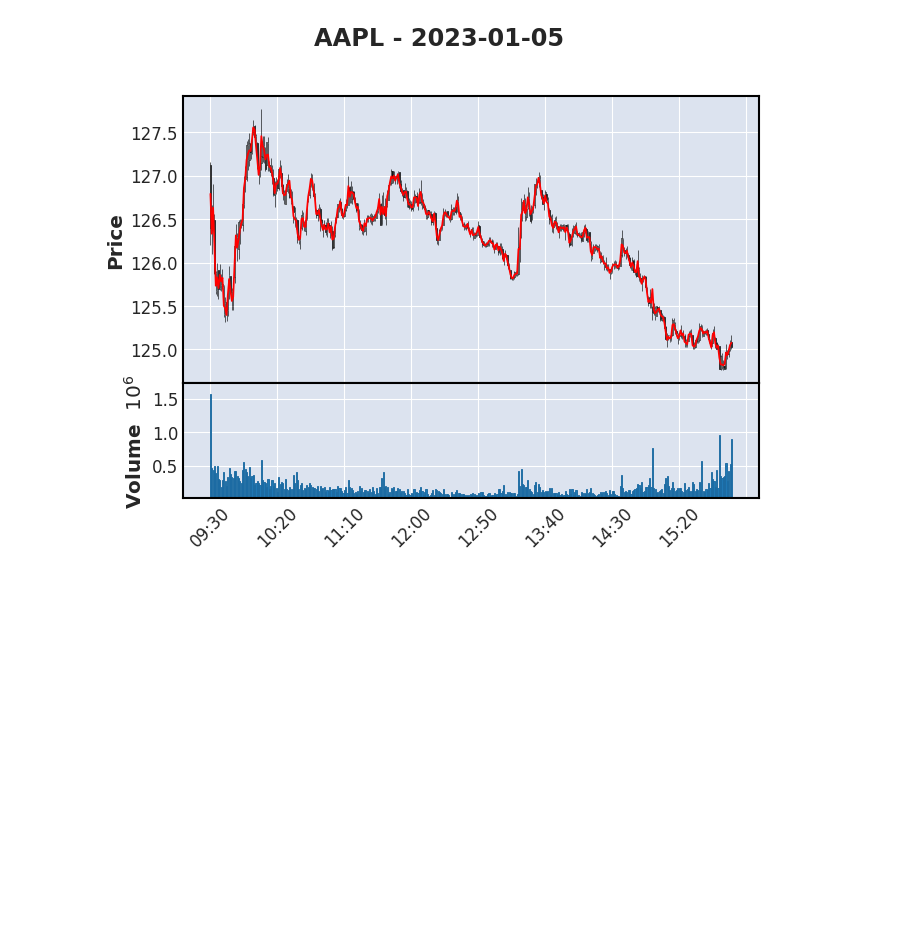
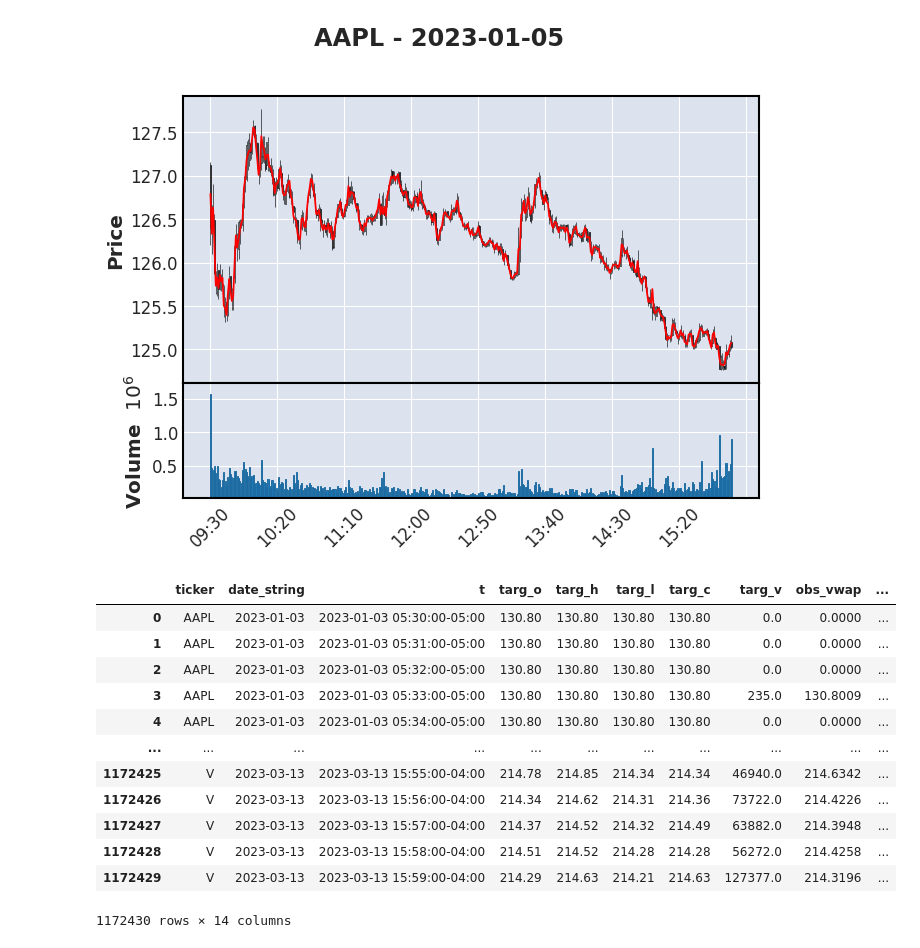
Before and after one commit to linkt-ai/tsfm, a Jupyter notebook: notebooks/hfdemo/03_candle_dataset_construction_vwap.ipynb, the cells around one changed output. Drawn from its saved outputs; the diff is of its cells as text; code cells hidden in the pictures; blank space fills up the shorter version.

```diff
--- a/notebooks/hfdemo/03_candle_dataset_construction_vwap.ipynb
+++ b/notebooks/hfdemo/03_candle_dataset_construction_vwap.ipynb
@@ -212,5 +212,31 @@ for (ticker, date_string), group_df in list(groups)[:3]:
 [figure]
 # %%
 assert merged_df.isna().sum().sum() == 0
+# %%
+# Now, we want to annotate another pair of observed columns, which denotes weather or not the candle was a red or green candle
+
+# Create a dummy column for green candles
+merged_df['targ_green'] = ((merged_df['targ_c'] > merged_df['targ_o']).astype(int)
+                             .mask(merged_df['targ_c'] == merged_df['targ_o'], 0))
+
+# Create a dummy column for red candles
+merged_df['targ_red'] = ((merged_df['targ_c'] < merged_df['targ_o']).astype(int)
+                           .mask(merged_df['targ_c'] == merged_df['targ_o'], 0))
+
+merged_df
+# %% [output]
+|  | ticker | date_string | t | targ_o | targ_h | targ_l | targ_c | targ_v | obs_vwap | ... |
+| 0 | AAPL | 2023-01-03 | 2023-01-03 05:30:00-05:00 | 130.80 | 130.80 | 130.80 | 130.80 | 0.0 | 0.0000 | ... |
+| 1 | AAPL | 2023-01-03 | 2023-01-03 05:31:00-05:00 | 130.80 | 130.80 | 130.80 | 130.80 | 0.0 | 0.0000 | ... |
+| 2 | AAPL | 2023-01-03 | 2023-01-03 05:32:00-05:00 | 130.80 | 130.80 | 130.80 | 130.80 | 0.0 | 0.0000 | ... |
+| 3 | AAPL | 2023-01-03 | 2023-01-03 05:33:00-05:00 | 130.80 | 130.80 | 130.80 | 130.80 | 235.0 | 130.8009 | ... |
+| 4 | AAPL | 2023-01-03 | 2023-01-03 05:34:00-05:00 | 130.80 | 130.80 | 130.80 | 130.80 | 0.0 | 0.0000 | ... |
+| ... | ... | ... | ... | ... | ... | ... | ... | ... | ... | ... |
+| 1172425 | V | 2023-03-13 | 2023-03-13 15:55:00-04:00 | 214.78 | 214.85 | 214.34 | 214.34 | 46940.0 | 214.6342 | ... |
+| 1172426 | V | 2023-03-13 | 2023-03-13 15:56:00-04:00 | 214.34 | 214.62 | 214.31 | 214.36 | 73722.0 | 214.4226 | ... |
+| 1172427 | V | 2023-03-13 | 2023-03-13 15:57:00-04:00 | 214.37 | 214.52 | 214.32 | 214.49 | 63882.0 | 214.3948 | ... |
+| 1172428 | V | 2023-03-13 | 2023-03-13 15:58:00-04:00 | 214.51 | 214.52 | 214.28 | 214.28 | 56272.0 | 214.4258 | ... |
+| 1172429 | V | 2023-03-13 | 2023-03-13 15:59:00-04:00 | 214.29 | 214.63 | 214.21 | 214.63 | 127377.0 | 214.3196 | ... |
+1172430 rows × 14 columns
 # %%
 # Great, now that we have the VWAP, its time to reconstruct our train, valid, and test sets, and then save the data to the disk
```
Also changed, not shown: parts of 3 cells of this notebook, 5 other files.
